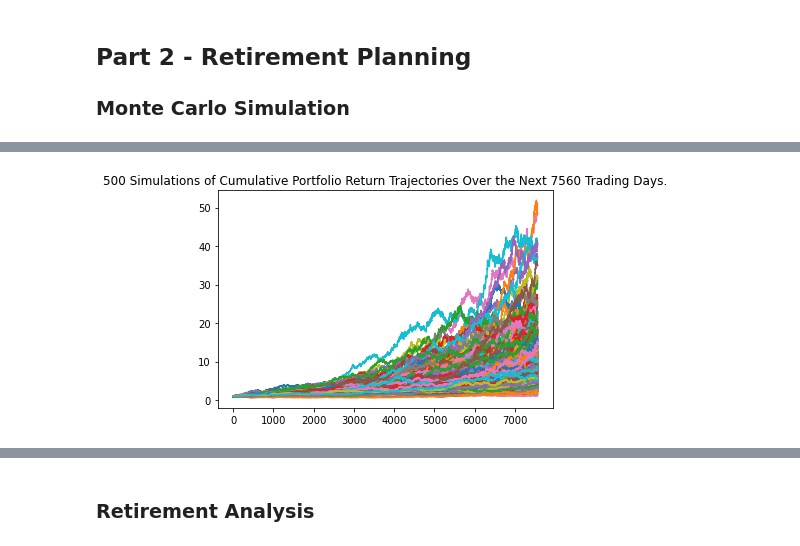
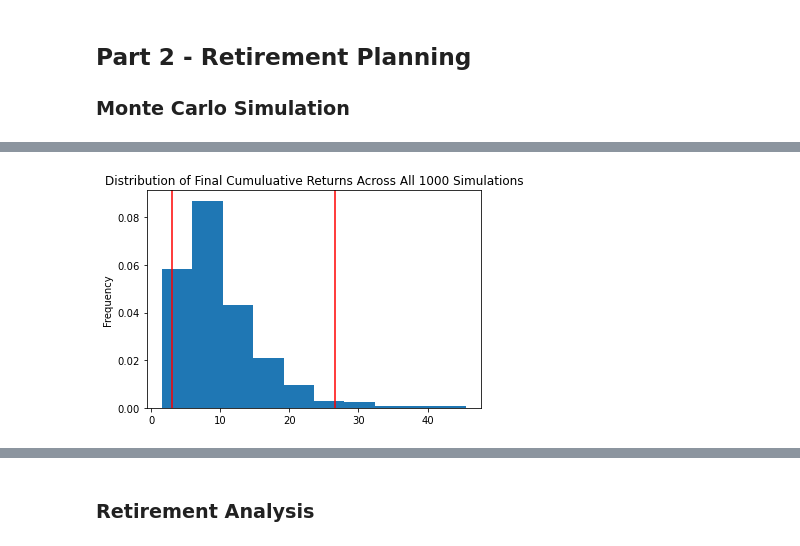
Before and after one commit to LiamCrough/Fintech-Homework-Liam-Crough, a Jupyter notebook: Week 5/Starter_Code/Homework_Week 5_Starter_Code_financial-planner.ipynb, the cells around one changed output, grey strips where cells are left out. Saved outputs shown, nothing was run; the diff lists cells and outputs as text; code cells hidden in the pictures.

```diff
--- a/Week 5/Starter_Code/Homework_Week 5_Starter_Code_financial-planner.ipynb
+++ b/Week 5/Starter_Code/Homework_Week 5_Starter_Code_financial-planner.ipynb
@@ -168,14 +199,22 @@ Congratulations! You have enough money in your emergency fund.
 # %%
 # Set start and end dates of five years back from today.
 # Sample results may vary from the solution based on the time frame chosen
-start_date = pd.Timestamp('2015-08-07', tz='America/New_York').isoformat()
-end_date = pd.Timestamp('2020-08-07', tz='America/New_York').isoformat()
+start_date = pd.Timestamp('2015-12-04', tz='Australia/Melbourne').isoformat()
+end_date = pd.Timestamp('2020-12-04', tz='Australia/Melbourne').isoformat()
 # %%
 # Get 5 years' worth of historical data for SPY and AGG
 # YOUR CODE HERE!
 
+tickers = ['SPY', 'AGG']
+
+df_Monte_Carlo = alpaca.get_barset(
+    tickers,
+    timeframe,
+    start = start_date,
+    end = end_date
+).df
 # Display sample data
-df_stock_data.head()
+df_Monte_Carlo.head(15)
 # %% [output]
 |  | AGG |  |  |  |  | SPY |  |  |  |  |
 |  | open | high | low | close | volume | open | high | low | close | volume |
@@ -186,0 +237,10 @@ df_stock_data.head()
+# %%
+# Configuring a Monte Carlo simulation to forecast 30 years cumulative returns
+
+# YOUR CODE HERE!
+MC_Shares = MCSimulation(
+    portfolio_data = df_Monte_Carlo,
+    weights = [.5,.5],
+    num_simulation = 1000,
+    num_trading_days = 252*30
+)
@@ -235,5 +306,6 @@ Running Monte Carlo simulation number 490.
 # %%
-# Plot simulation outcomes
+# Plot probability distribution and confidence intervals
 # YOUR CODE HERE!
+dist_plot = MC_Shares.plot_distribution()
 # %% [output]
-[figure, old version]
+[figure, new version]
```
Also changed, not shown: parts of 17 cells of this notebook.
